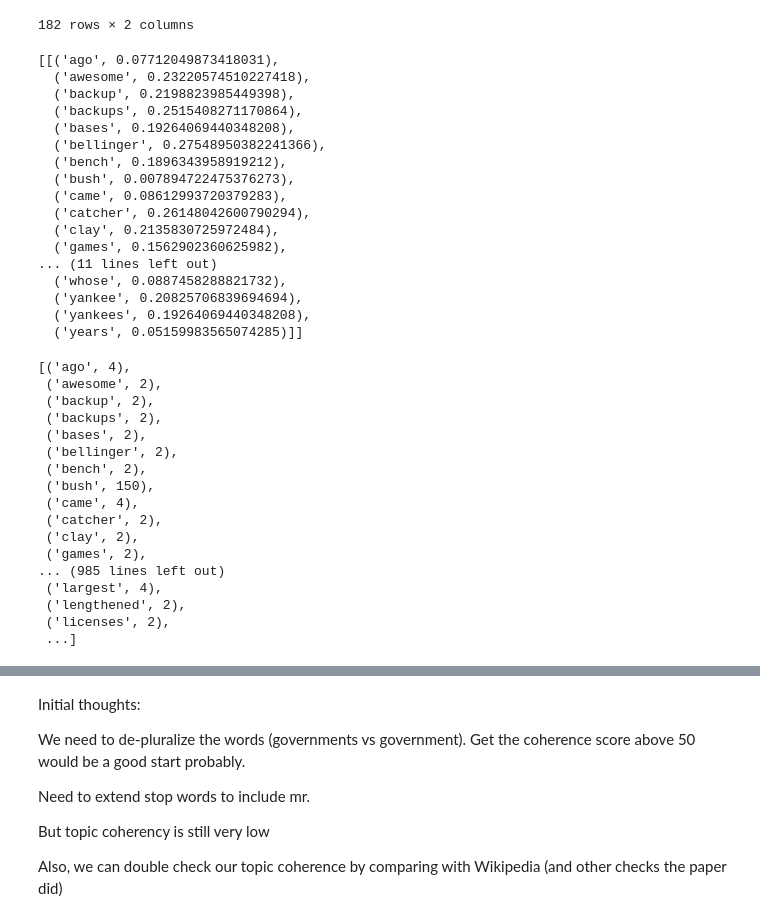
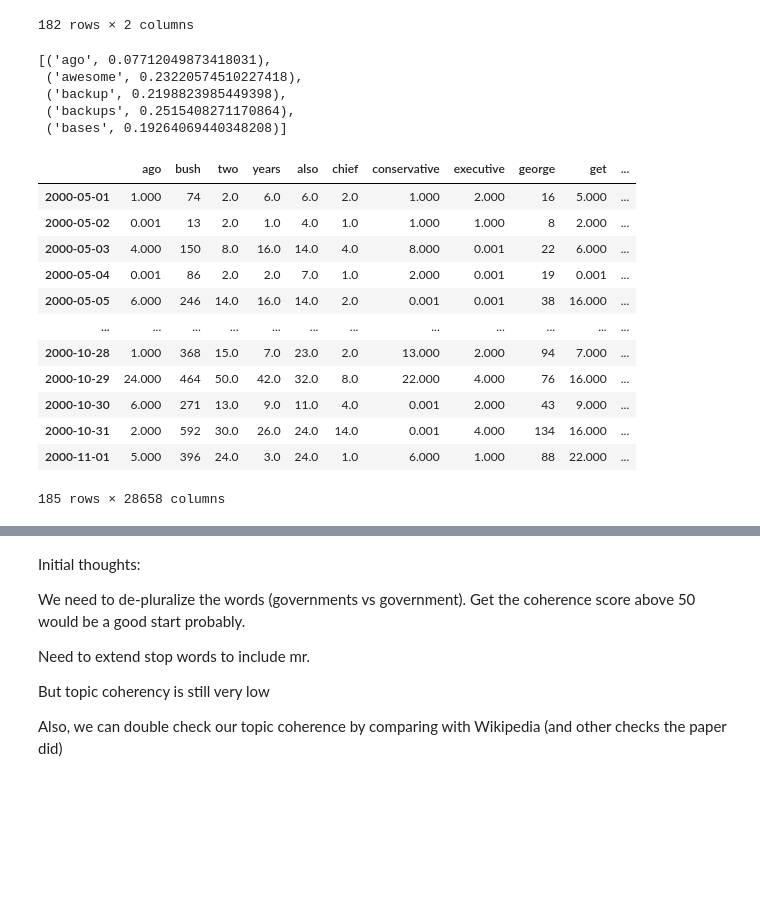
Before and after one commit to Jagaskak/CourseProject, a Jupyter notebook: Untitled.ipynb, the cells around one changed output, grey strips where cells are left out. Drawn from its saved outputs; the diff is of its cells as text; code cells hidden in the pictures; blank space fills up the shorter version.

```diff
--- a/Untitled.ipynb
+++ b/Untitled.ipynb
@@ -153,63 +153,50 @@ id2word = corpora.Dictionary(articles)
 
 # Term Document Frequency
 corpus = [id2word.doc2bow(text) for text in articles]
-doc_word_cnts = (np.array([np.array([(id2word[id], freq) for id, freq in cp]) for cp in corpus]))
+# doc_word_cnts = (np.array([np.array([(id2word[id], freq) for id, freq in cp]) for cp in corpus]))
 
 # TF-IDF seems to give better coherence (but it wasn't in the paper...)
 tfidf = models.TfidfModel(corpus)
 tfidf_corpus = tfidf[corpus]
 
 # Human readable format of corpus (term-frequency)
-[[(id2word[id], freq) for id, freq in cp] for cp in tfidf_corpus[:1]]
+[[(id2word[id], freq) for id, freq in cp] for cp in tfidf_corpus[:1]][0][:5]
 # %% [output]
-[[('ago', 0.07712049873418031),
-  ('awesome', 0.23220574510227418),
-  ('backup', 0.2198823985449398),
-  ('backups', 0.2515408271170864),
-  ('bases', 0.19264069440348208),
-  ('bellinger', 0.27548950382241366),
-  ('bench', 0.1896343958919212),
-  ('bush', 0.007894722475376273),
-  ('came', 0.08612993720379283),
-  ('catcher', 0.26148042600790294),
-  ('clay', 0.2135830725972484),
-  ('games', 0.1562902360625982),
-... (11 lines left out)
-  ('whose', 0.0887458288821732),
-  ('yankee', 0.20825706839694694),
-  ('yankees', 0.19264069440348208),
-  ('years', 0.05159983565074285)]]
+[('ago', 0.07712049873418031),
+ ('awesome', 0.23220574510227418),
+ ('backup', 0.2198823985449398),
+ ('backups', 0.2515408271170864),
+ ('bases', 0.19264069440348208)]
 # %%
+# bow by date?
 date_term_cnts = defaultdict(lambda: [])
 
 for index, row in nytimes.iterrows():
     date = row["Date"]
     content = row["Content"]
 
     date_term_cnts[date] += content
 
-date_term_cnts = dict(date_term_cnts)
-date_term_cnts = [id2word.doc2bow(text) for text in date_term_cnts.values()]
-date_term_cnts = [[(id2word[id], freq) for id, freq in date] for date in date_term_cnts]
-date_term_cnts[0]
+date_term_cnts = list(date_term_cnts.items())
+# date_term_cnts
+date_term_cnts = [(date, {id2word[id]: freq for id, freq in id2word.doc2bow(text)}) for date, text in date_term_cnts]
+date_term_cnts = sorted(date_term_cnts, key=lambda x: x[0])
+date_term_cnts = pd.DataFrame([date_term_cnts[i][1] for i in range(len(date_term_cnts))], index=[date_term_cnts[i][0] for i in range(len(date_term_cnts))]).fillna(0.001)
+date_term_cnts
 # %% [output]
+|  | ago | bush | two | years | also | chief | conservative | executive | george | get | ... |
+| 2000-05-01 | 1.000 | 74 | 2.0 | 6.0 | 6.0 | 2.0 | 1.000 | 2.000 | 16 | 5.000 | ... |
+| 2000-05-02 | 0.001 | 13 | 2.0 | 1.0 | 4.0 | 1.0 | 1.000 | 1.000 | 8 | 2.000 | ... |
+| 2000-05-03 | 4.000 | 150 | 8.0 | 16.0 | 14.0 | 4.0 | 8.000 | 0.001 | 22 | 6.000 | ... |
+| 2000-05-04 | 0.001 | 86 | 2.0 | 2.0 | 7.0 | 1.0 | 2.000 | 0.001 | 19 | 0.001 | ... |
+| 2000-05-05 | 6.000 | 246 | 14.0 | 16.0 | 14.0 | 2.0 | 0.001 | 0.001 | 38 | 16.000 | ... |
+| ... | ... | ... | ... | ... | ... | ... | ... | ... | ... | ... | ... |
+| 2000-10-28 | 1.000 | 368 | 15.0 | 7.0 | 23.0 | 2.0 | 13.000 | 2.000 | 94 | 7.000 | ... |
+| 2000-10-29 | 24.000 | 464 | 50.0 | 42.0 | 32.0 | 8.0 | 22.000 | 4.000 | 76 | 16.000 | ... |
+| 2000-10-30 | 6.000 | 271 | 13.0 | 9.0 | 11.0 | 4.0 | 0.001 | 2.000 | 43 | 9.000 | ... |
+| 2000-10-31 | 2.000 | 592 | 30.0 | 26.0 | 24.0 | 14.0 | 0.001 | 4.000 | 134 | 16.000 | ... |
+| 2000-11-01 | 5.000 | 396 | 24.0 | 3.0 | 24.0 | 1.0 | 6.000 | 1.000 | 88 | 22.000 | ... |
-[('ago', 4),
- ('awesome', 2),
- ('backup', 2),
- ('backups', 2),
- ('bases', 2),
- ('bellinger', 2),
- ('bench', 2),
- ('bush', 150),
- ('came', 4),
- ('catcher', 2),
- ('clay', 2),
- ('games', 2),
-... (985 lines left out)
- ('largest', 4),
- ('lengthened', 2),
- ('licenses', 2),
- ...]
+185 rows × 28658 columns
 # %%
 # Build LDA model
 k = 10
```
Also changed, not shown: parts of 25 cells of this notebook, 2 other files.
